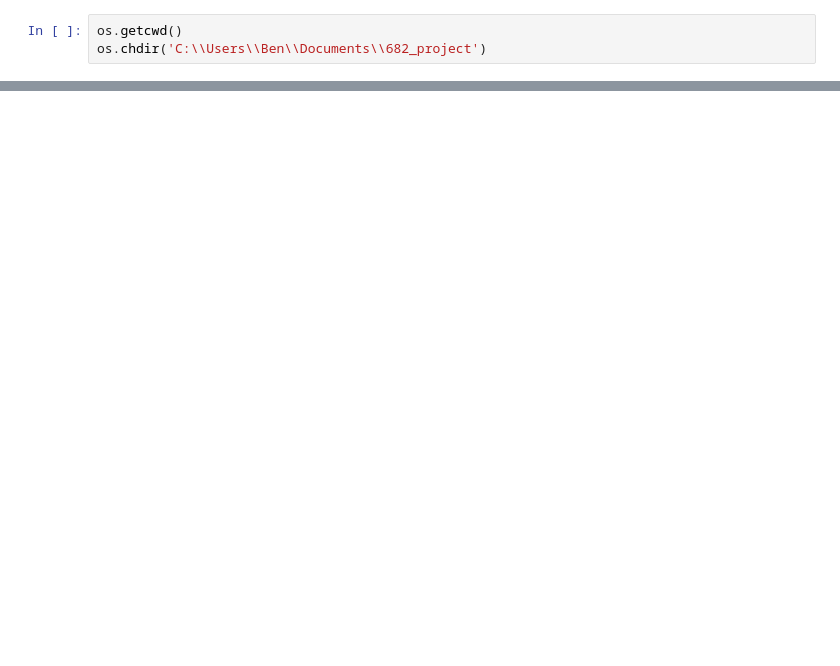
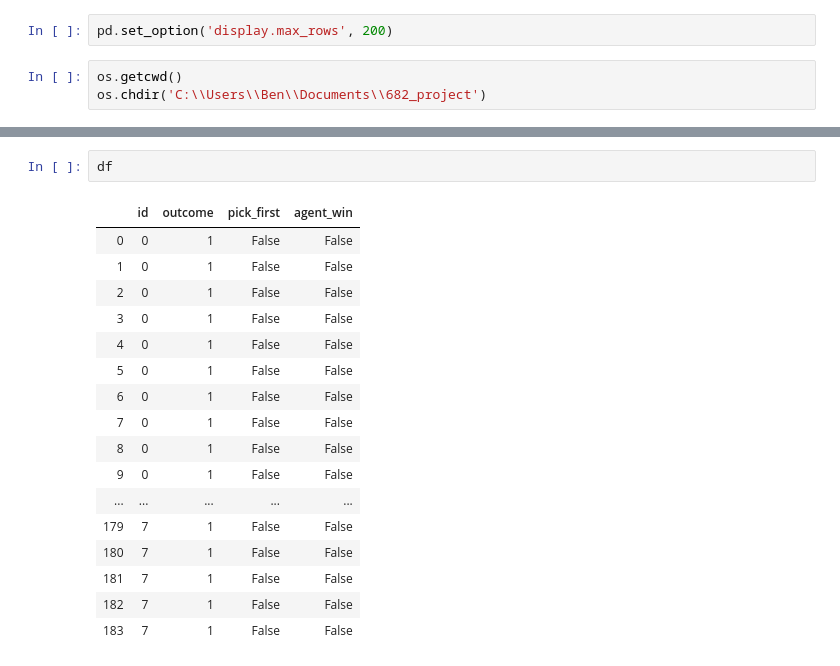
Before and after one commit to bglick13/682_dota, a Jupyter notebook: notebooks/memory exploration.ipynb, the cells around one changed output, grey strips where cells are left out. Saved outputs shown, nothing was run; the diff lists cells and outputs as text; blank space fills up the shorter version.

```diff
--- a/notebooks/memory exploration.ipynb
+++ b/notebooks/memory exploration.ipynb
@@ -13,3 +10,5 @@ multiprocessing.cpu_count()
+# %%
+pd.set_option('display.max_rows', 200)
 # %%
 os.getcwd()
 os.chdir('C:\\Users\\Ben\\Documents\\682_project')
@@ -19 +84,21 @@ with open('data/self_play/captains_mode_vs_random_memory_2.pickle', 'rb') as f:
+# %%
+df
+# %% [output]
+|  | id | outcome | pick_first | agent_win |
+| 0 | 0 | 1 | False | False |
+| 1 | 0 | 1 | False | False |
+| 2 | 0 | 1 | False | False |
+| 3 | 0 | 1 | False | False |
+| 4 | 0 | 1 | False | False |
+| 5 | 0 | 1 | False | False |
+| 6 | 0 | 1 | False | False |
+| 7 | 0 | 1 | False | False |
+| 8 | 0 | 1 | False | False |
+| 9 | 0 | 1 | False | False |
+| ... | ... | ... | ... | ... |
+| 179 | 7 | 1 | False | False |
+| 180 | 7 | 1 | False | False |
+| 181 | 7 | 1 | False | False |
+| 182 | 7 | 1 | False | False |
+| 183 | 7 | 1 | False | False |
 # %%
```
Also changed, not shown: parts of 23 cells of this notebook, 7 other files.
